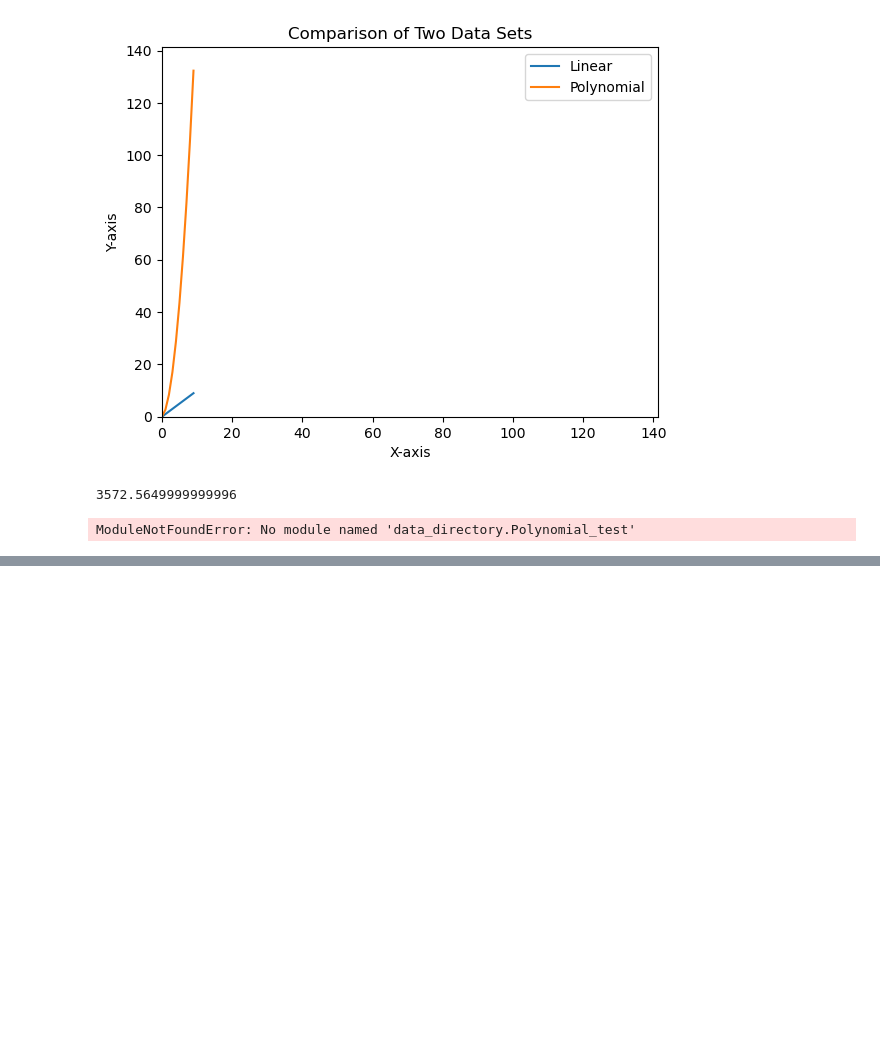
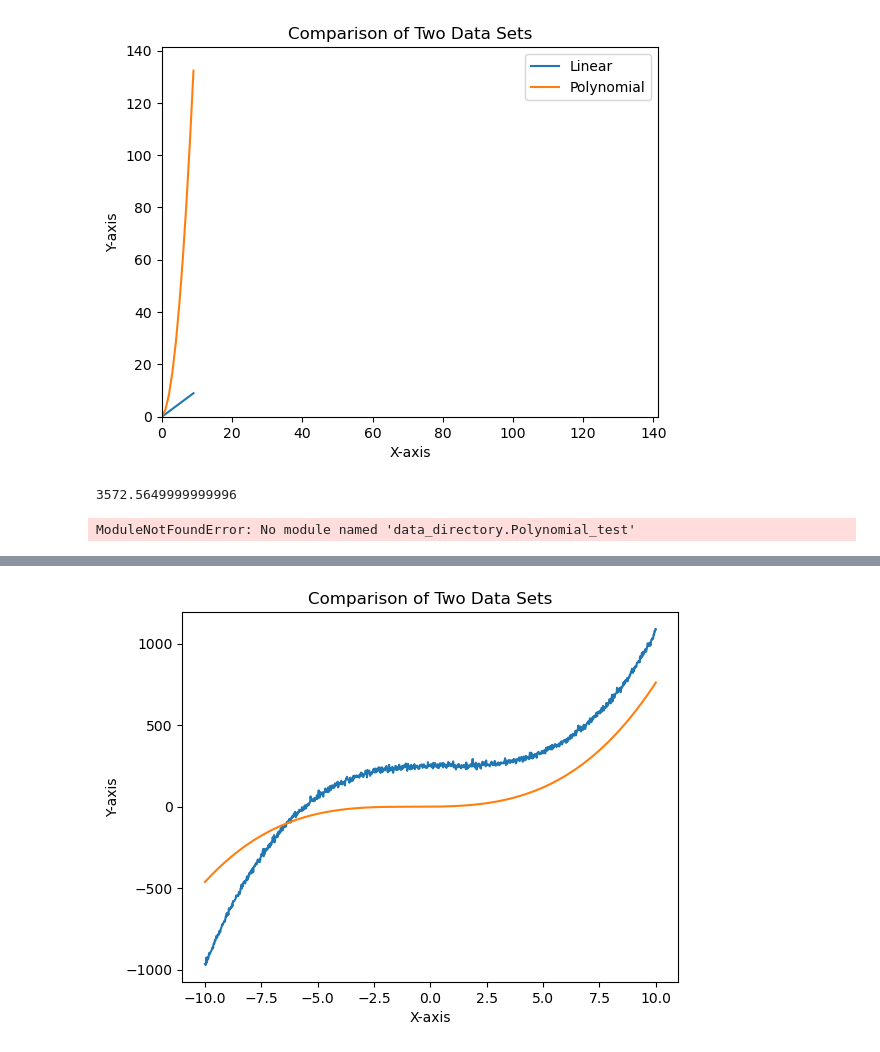
Before and after one commit to QuimSerraFaber/MSc-Thesis, a Jupyter notebook: Tests.ipynb, the cells around one changed output, grey strips where cells are left out. Cells and saved outputs as stored; diff of their text form; code cells hidden in the pictures; blank space fills up the shorter version.

```diff
--- a/Tests.ipynb
+++ b/Tests.ipynb
@@ -53,0 +50,33 @@ ModuleNotFoundError: No module named 'Polynomial_test'
+# %%
+def generate_polynomial_data(coefficients, x, noise_level=0.1):
+    """
+    Generates data points for a fifth-degree polynomial.
+
+    :param coefficients: List of coefficients (a0, a1, a2, a3, a4, a5) for the polynomial.
+    :param x: List of points for which to calculate the polynomial.
+    :param noise_level: Standard deviation of Gaussian noise added to the data.
+    :return: y values as numpy arrays.
+    """
+    y = np.polyval(coefficients[::-1], x)  # Reverses the list to fit np.polyval's order
+    y += np.random.normal(0, noise_level, y.shape)  # Adding noise to the data
+
+    return y
+# %%
+# Coefficients for the polynomial (a0, a1, a2, a3, a4)
+true_coefficients = [250, 2.5, -2, 1]
+list = np.linspace(-10, 10, 1000)
+estimated_coefficients = [0, 1.2, 1.5, 0.6]
+
+result = generate_polynomial_data(true_coefficients, list, noise_level=10)
+prediction = predict_polynomial(estimated_coefficients, list)
+
+plt.plot(list, result)
+plt.plot(list, prediction)
+
+plt.xlabel('X-axis')
+plt.ylabel('Y-axis')
+plt.title('Comparison of Two Data Sets')
+
+plt.show()
+# %% [output]
+[figure, added]
```
Also changed, not shown: parts of 1 cell of this notebook, 3 other files.
